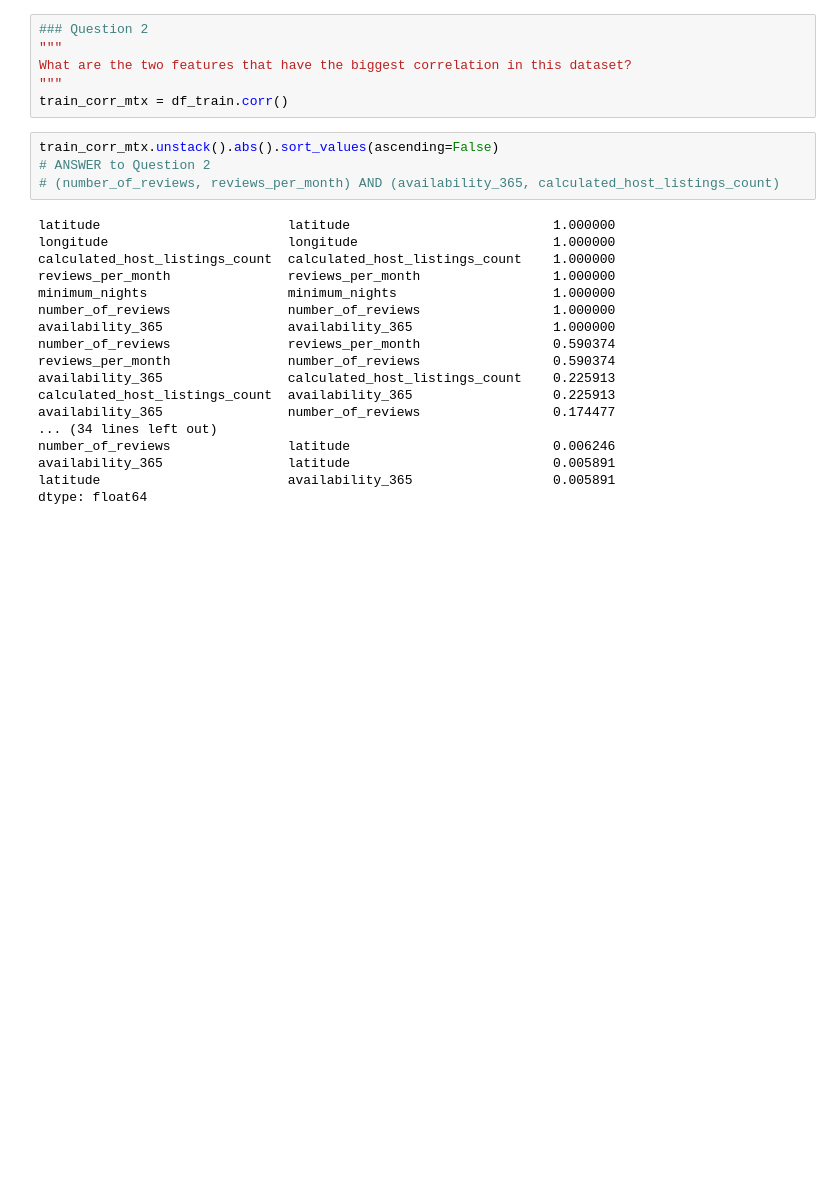
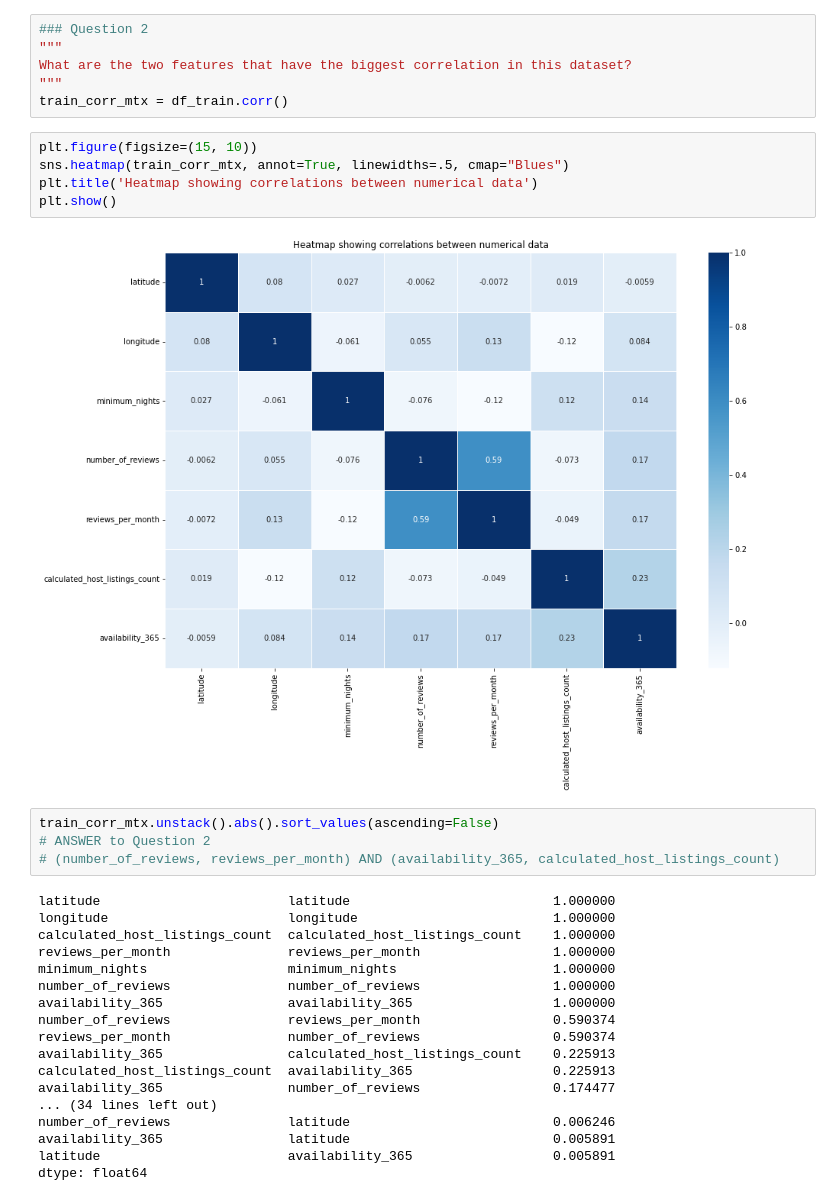
Before and after one commit to tokurgit/ml-zoomcamp-assignments, a Jupyter notebook: week_3/homework_3.ipynb, the cells around one changed output. Cells and saved outputs as stored; diff of their text form; blank space fills up the shorter version.

```diff
--- a/week_3/homework_3.ipynb
+++ b/week_3/homework_3.ipynb
@@ -85,6 +87,13 @@ numerical
 What are the two features that have the biggest correlation in this dataset?
 """
 train_corr_mtx = df_train.corr()
+# %%
+plt.figure(figsize=(15, 10))
+sns.heatmap(train_corr_mtx, annot=True, linewidths=.5, cmap="Blues")
+plt.title('Heatmap showing correlations between numerical data')
+plt.show()
+# %% [output]
+[figure, added]
 # %%
 train_corr_mtx.unstack().abs().sort_values(ascending=False)
 # ANSWER to Question 2
```
Also changed, not shown: parts of 46 cells of this notebook.
